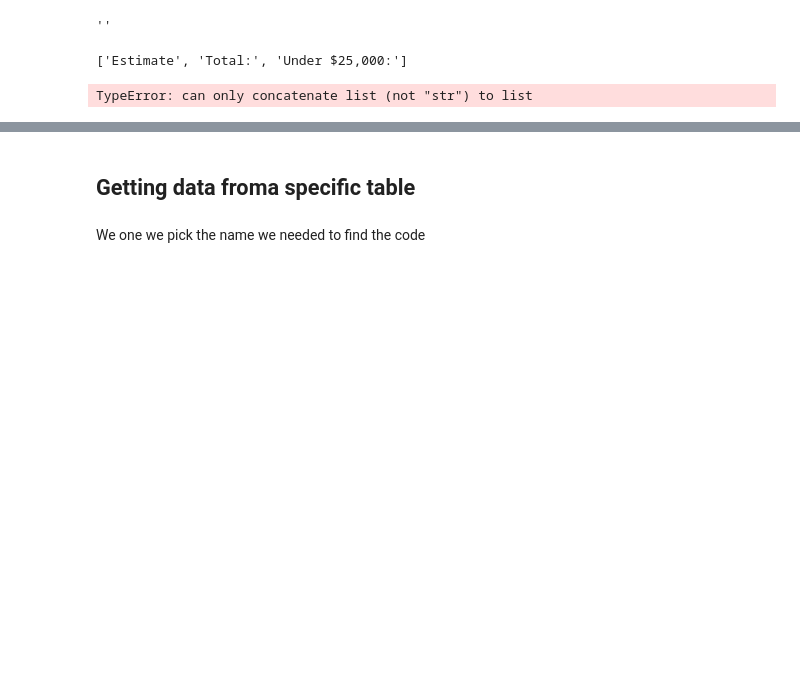
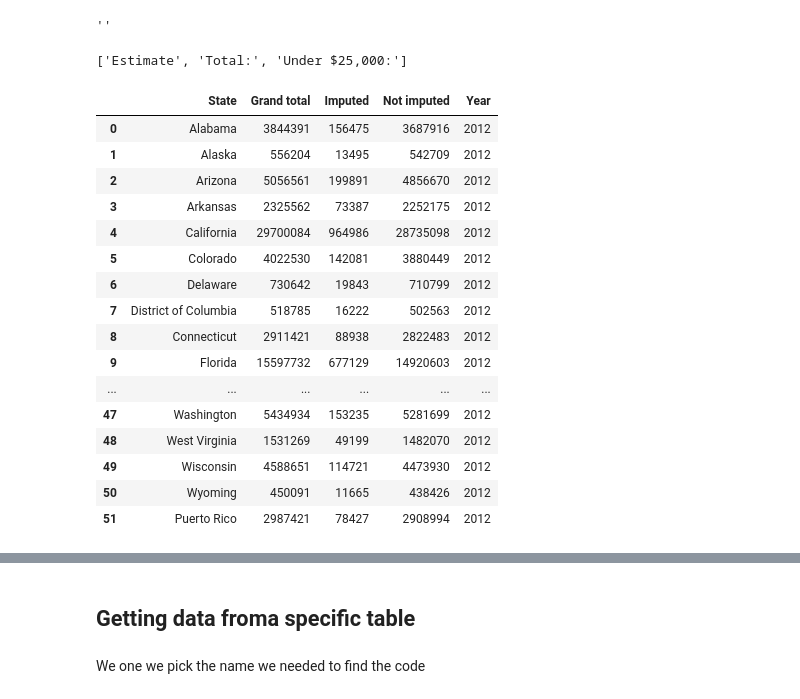
Before and after one commit to asmit-a/pic-16b-project, a Jupyter notebook: webapp_download.ipynb, the cells around one changed output, grey strips where cells are left out. Saved outputs shown, nothing was run; the diff lists cells and outputs as text; code cells hidden in the pictures; blank space fills up the shorter version.

```diff
--- a/webapp_download.ipynb
+++ b/webapp_download.ipynb
@@ -233,6 +220,23 @@ def get_tables(codes, names, years):
         tables.append(df)
     return pd.concat(tables)
 # %%
+get_tables(c, v, [2012])
 # %% [output]
-TypeError: can only concatenate list (not "str") to list
+|  | State | Grand total | Imputed | Not imputed | Year |
+| 0 | Alabama | 3844391 | 156475 | 3687916 | 2012 |
+| 1 | Alaska | 556204 | 13495 | 542709 | 2012 |
+| 2 | Arizona | 5056561 | 199891 | 4856670 | 2012 |
+| 3 | Arkansas | 2325562 | 73387 | 2252175 | 2012 |
+| 4 | California | 29700084 | 964986 | 28735098 | 2012 |
+| 5 | Colorado | 4022530 | 142081 | 3880449 | 2012 |
+| 6 | Delaware | 730642 | 19843 | 710799 | 2012 |
+| 7 | District of Columbia | 518785 | 16222 | 502563 | 2012 |
+| 8 | Connecticut | 2911421 | 88938 | 2822483 | 2012 |
+| 9 | Florida | 15597732 | 677129 | 14920603 | 2012 |
+| ... | ... | ... | ... | ... | ... |
+| 47 | Washington | 5434934 | 153235 | 5281699 | 2012 |
+| 48 | West Virginia | 1531269 | 49199 | 1482070 | 2012 |
+| 49 | Wisconsin | 4588651 | 114721 | 4473930 | 2012 |
+| 50 | Wyoming | 450091 | 11665 | 438426 | 2012 |
+| 51 | Puerto Rico | 2987421 | 78427 | 2908994 | 2012 |
 # %%
```
Also changed, not shown: parts of 7 cells of this notebook.
